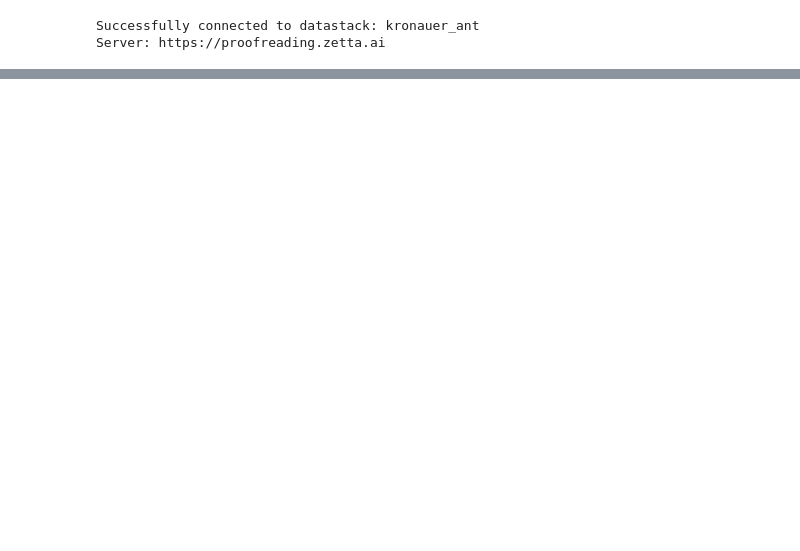
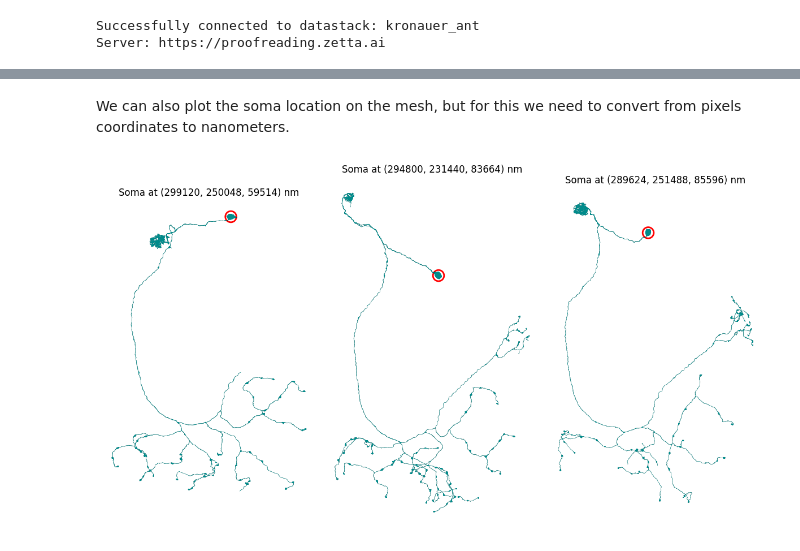
Before and after one commit to Social-Evolution-and-Behavior/crantpy, a Jupyter notebook: docs/deep_dive/morphology.ipynb, the cells around one changed output, grey strips where cells are left out. Drawn from its saved outputs; the diff is of its cells as text; code cells hidden in the pictures; blank space fills up the shorter version.

```diff
--- a/docs/deep_dive/morphology.ipynb
+++ b/docs/deep_dive/morphology.ipynb
@@ -38,0 +146,2 @@ Server: https://proofreading.zetta.ai
+# %% [markdown]
+We can also plot the soma location on the mesh, but for this we need to convert from pixels coordinates to nanometers.
@@ -38,0 +151,17 @@ Server: https://proofreading.zetta.ai
+# %%
+fig, ax = plt.subplots(1, 3, figsize=(12, 8))
+for i in range(3):
+    # scale soma coordinates to nanometers
+    soma_nm = [soma_coords_batch[i][0] * SCALE_X, soma_coords_batch[i][1] * SCALE_Y, soma_coords_batch[i][2] * SCALE_Z]
+    # get the mesh
+    mesh = cp.get_mesh_neuron(sample_ids[i])
+    # plot the mesh with soma location
+    navis.plot2d(mesh, view=("x", "y"), color='darkcyan', ax=ax[i])
+    plt.grid(False)
+    ax[i].set_axis_off()
+    ax[i].scatter(soma_nm[0], soma_nm[1], color='red', s=200, marker='o', linewidth=2, facecolors='none')
+    ax[i].set_title(f"Soma at ({int(soma_nm[0])}, {int(soma_nm[1])}, {int(soma_nm[2])}) nm", fontsize=12)
+plt.tight_layout()
+plt.show()
+# %% [output]
+[figure, added]
```
Also changed, not shown: parts of 73 cells of this notebook, 2 other files.
